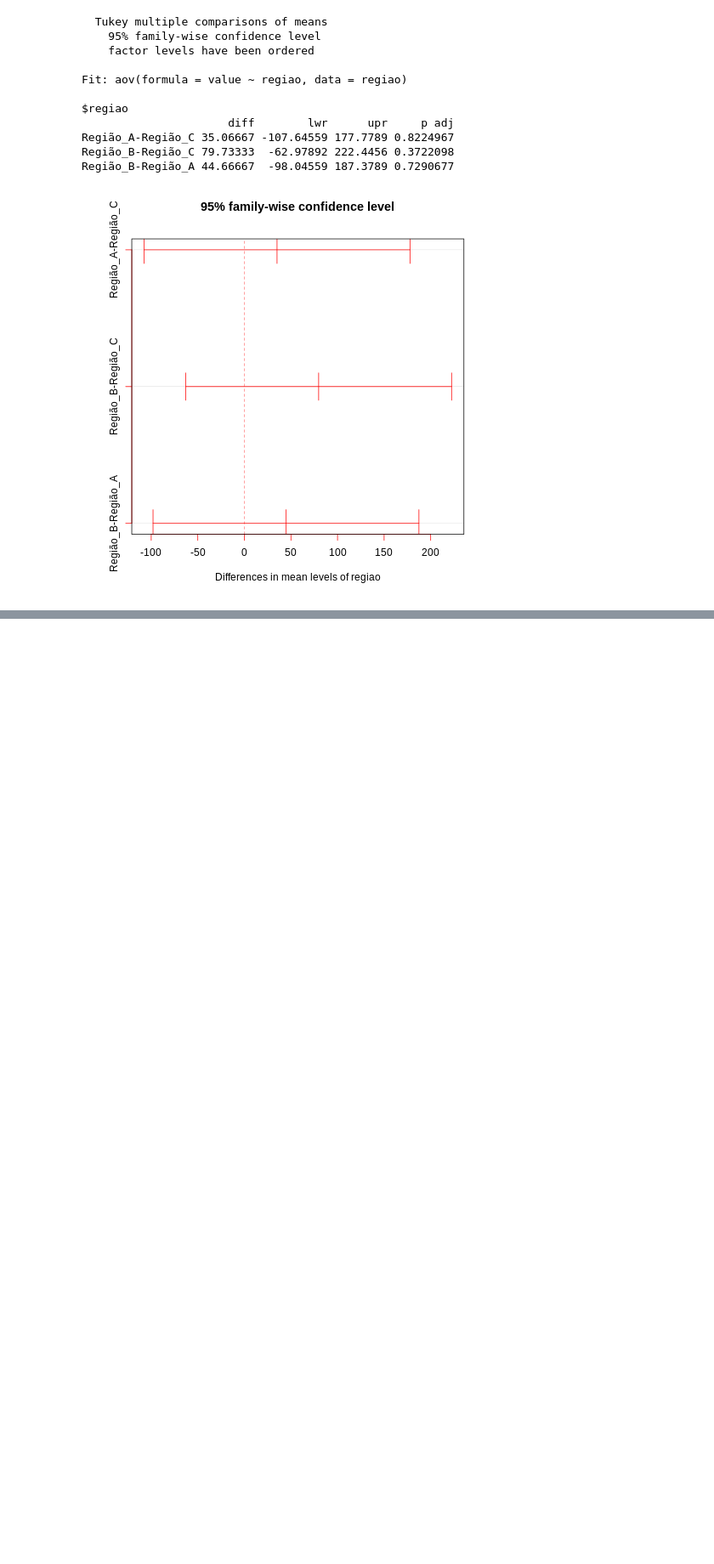
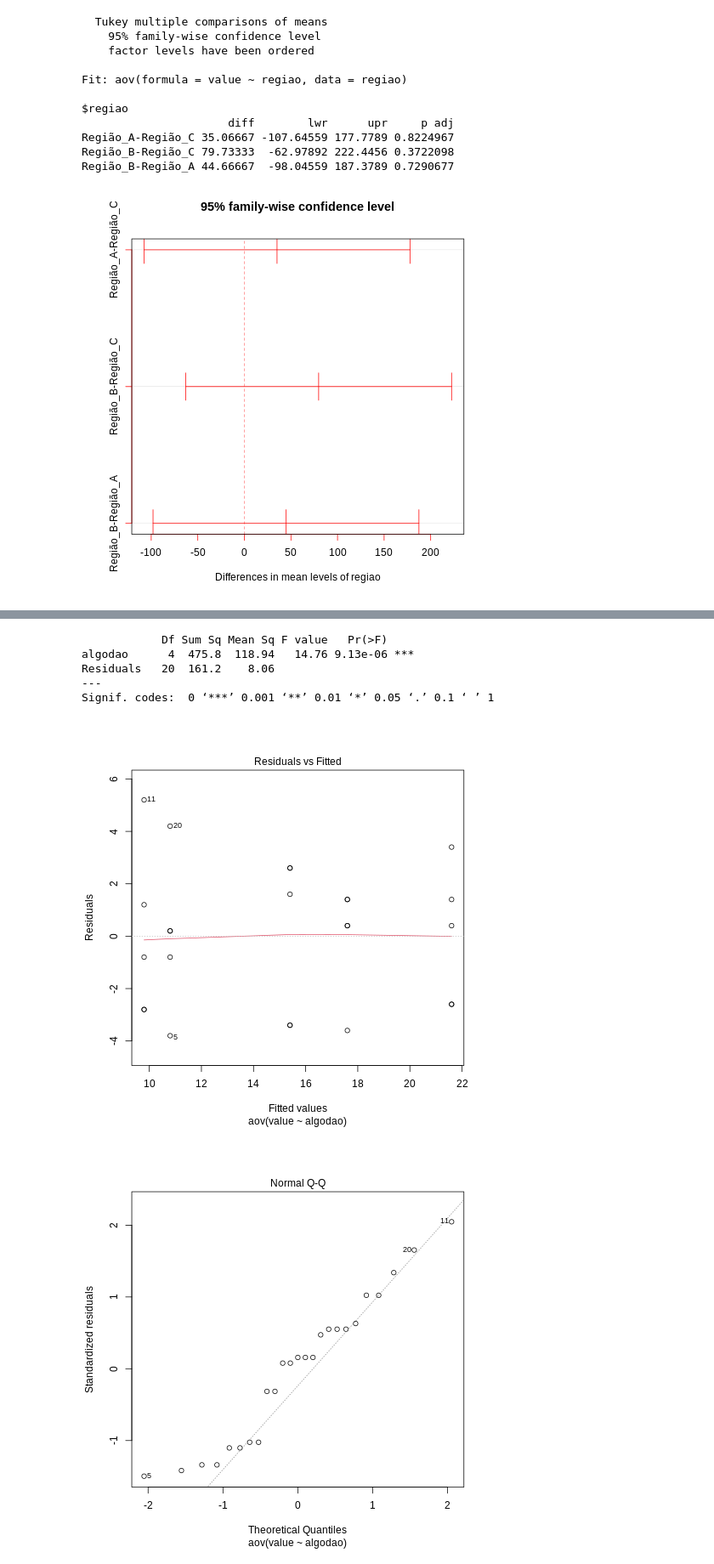
Before and after one commit to uervitonsantos/Estudo_Sobre_Estatistica_Frequentista_E_Metodos_Quantitativos, a Jupyter notebook: Exercicios_Metodos_Quantitativos.ipynb, the cells around one changed output, grey strips where cells are left out. Shown at 85% size. Drawn from its saved outputs; the diff is of its cells as text; code cells hidden in the pictures; blank space fills up the shorter version.

```diff
--- a/Exercicios_Metodos_Quantitativos.ipynb
+++ b/Exercicios_Metodos_Quantitativos.ipynb
@@ -334,0 +475,14 @@ plot(TUKEY, las=0, col="red")
+# %%
+%%R
+# construção das listas com os valores para cada grupo
+Algodao_15 <- c(7,7,15,11,9)
+Algodao_20 <- c(12,17,12,18,18)
+Algodao_25 <- c(14,18,18,19,19)
+Algodao_30 <- c(19,25,22,19,23)
+Algodao_35 <- c(7,10,11,15,11)
+
+# montando um dataFrame com os grupos selecionados
+algodao <- data.frame(Algodao_15, Algodao_20, Algodao_25, Algodao_30, Algodao_35)
+
+#str é uma função para verificar os tipos de dados de cada grupos
+str(algodao)
@@ -334,0 +496,6 @@ plot(TUKEY, las=0, col="red")
+# %%
+%%R
+# pivot_longer()"aumenta" os dados, aumentando o número de linhas e diminuindo o número de colunas.
+# https://tidyr.tidyverse.org/reference/pivot_longer.html
+algodao <- algodao %>% pivot_longer(cols = everything(), names_to = "algodao")
+algodao
@@ -334,0 +518,18 @@ plot(TUKEY, las=0, col="red")
+# %%
+%%R
+# teste ANOVA para análisar a variância entre os grupos
+# https://pt.wikipedia.org/wiki/An%C3%A1lise_de_vari%C3%A2ncia
+anova_algodao <- aov(value ~ algodao, data = algodao)
+summary(anova_algodao)
+# %% [output]
+            Df Sum Sq Mean Sq F value   Pr(>F)
+algodao      4  475.8  118.94   14.76 9.13e-06 ***
+Residuals   20  161.2    8.06
+---
+Signif. codes:  0 ‘***’ 0.001 ‘**’ 0.01 ‘*’ 0.05 ‘.’ 0.1 ‘ ’ 1
+# %%
+%%R
+plot(anova_algodao)
+# %% [output]
+[figure, added]
+[figure, added]
```
Also changed, not shown: parts of 25 cells of this notebook.
